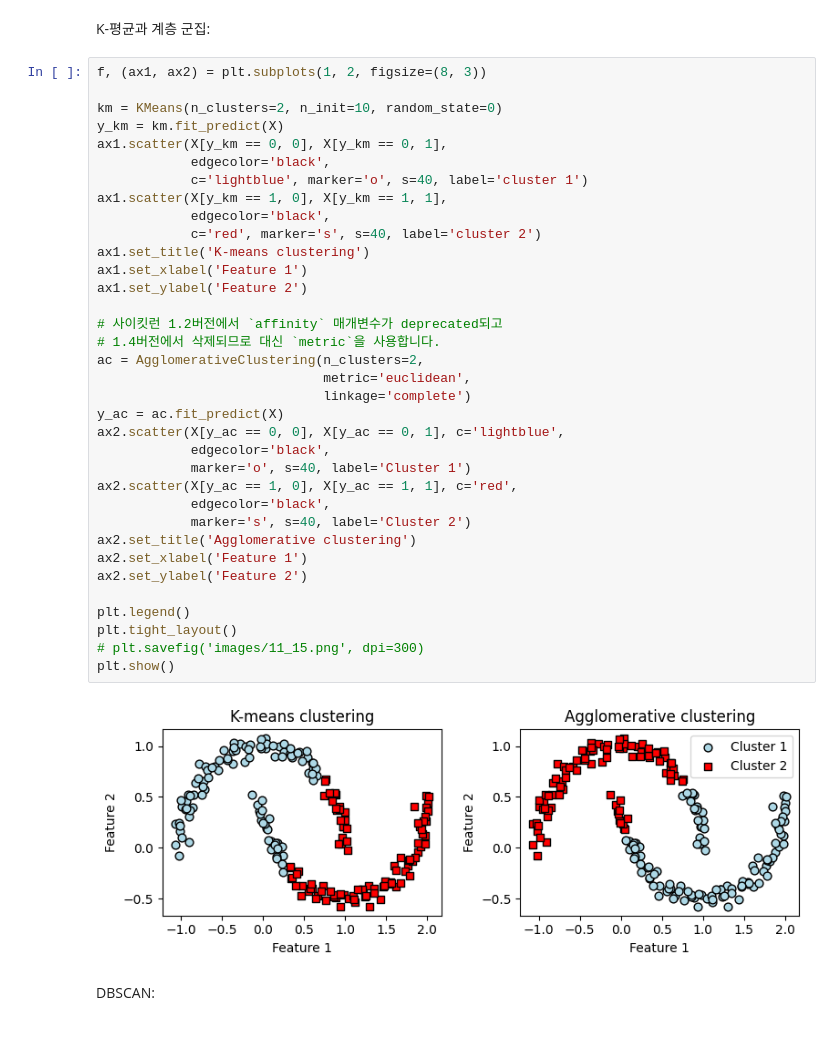
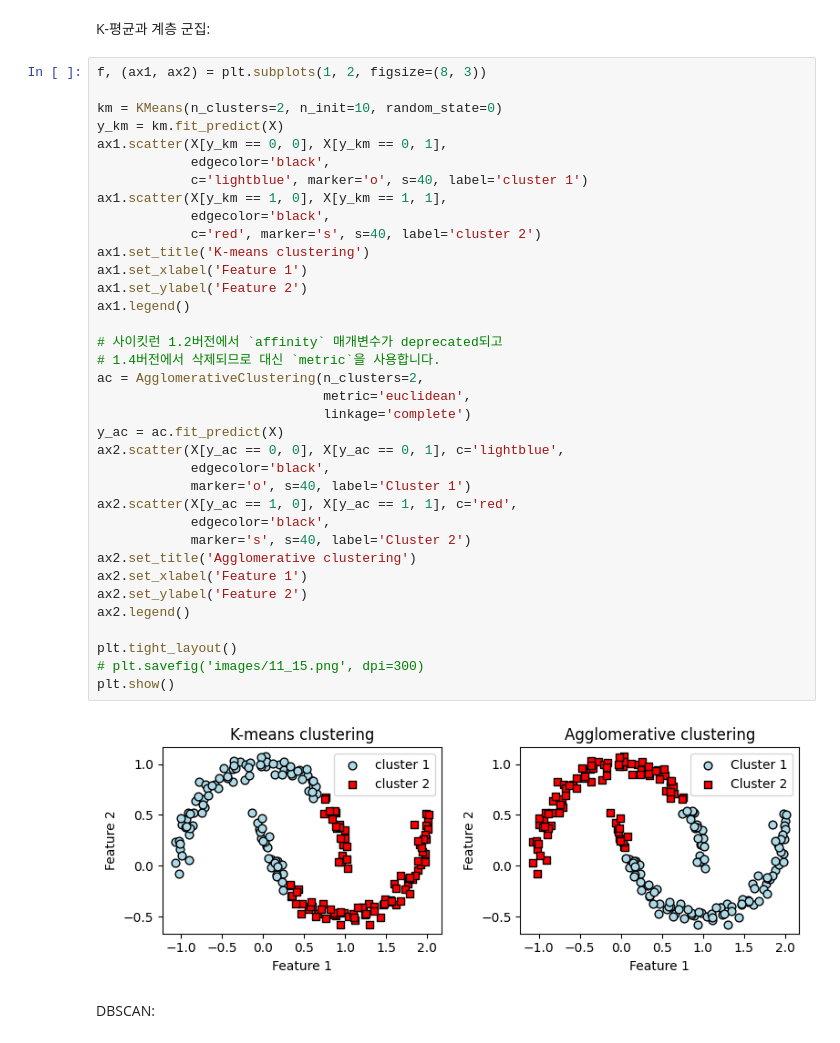
Before and after one commit to rickiepark/ml-with-pytorch, a Jupyter notebook: ch10/ch10.ipynb, the cells around one changed output. Drawn from its saved outputs; the diff is of its cells as text.

```diff
--- a/ch10/ch10.ipynb
+++ b/ch10/ch10.ipynb
@@ -465,35 +465,36 @@ y_km = km.fit_predict(X)
 ax1.scatter(X[y_km == 0, 0], X[y_km == 0, 1],
             edgecolor='black',
             c='lightblue', marker='o', s=40, label='cluster 1')
 ax1.scatter(X[y_km == 1, 0], X[y_km == 1, 1],
             edgecolor='black',
             c='red', marker='s', s=40, label='cluster 2')
 ax1.set_title('K-means clustering')
 ax1.set_xlabel('Feature 1')
 ax1.set_ylabel('Feature 2')
+ax1.legend()
 
 # 사이킷런 1.2버전에서 `affinity` 매개변수가 deprecated되고
 # 1.4버전에서 삭제되므로 대신 `metric`을 사용합니다.
 ac = AgglomerativeClustering(n_clusters=2,
                              metric='euclidean',
                              linkage='complete')
 y_ac = ac.fit_predict(X)
 ax2.scatter(X[y_ac == 0, 0], X[y_ac == 0, 1], c='lightblue',
             edgecolor='black',
             marker='o', s=40, label='Cluster 1')
 ax2.scatter(X[y_ac == 1, 0], X[y_ac == 1, 1], c='red',
             edgecolor='black',
             marker='s', s=40, label='Cluster 2')
 ax2.set_title('Agglomerative clustering')
 ax2.set_xlabel('Feature 1')
 ax2.set_ylabel('Feature 2')
+ax2.legend()
 
-plt.legend()
 plt.tight_layout()
 # plt.savefig('images/11_15.png', dpi=300)
 plt.show()
 # %% [output]
-[figure, old version]
+[figure, new version]
 # %% [markdown]
 DBSCAN:
 # %%
```
Also changed, not shown: parts of 1 cell of this notebook.
